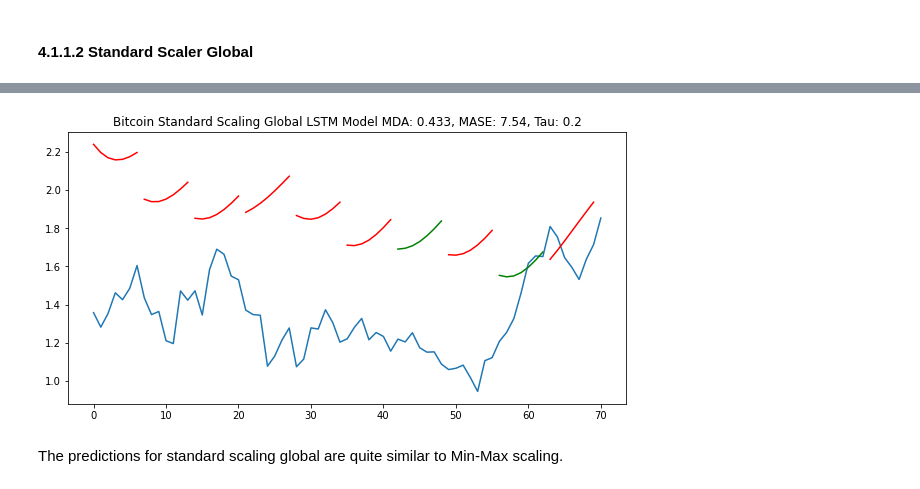
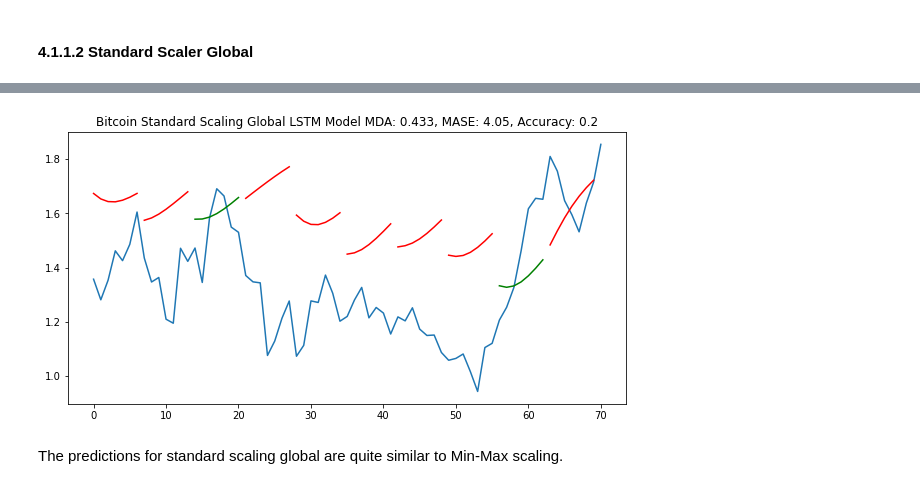
Before and after one commit to dcyoung23/crypto-investments, a Jupyter notebook: notebooks/preprocessing_modeling.ipynb, the cells around one changed output, grey strips where cells are left out. Saved outputs shown, nothing was run; the diff lists cells and outputs as text; code cells hidden in the pictures.

Commit message:
Update preprocessing_modeling notebook

```diff
--- a/notebooks/preprocessing_modeling.ipynb
+++ b/notebooks/preprocessing_modeling.ipynb
@@ -264,6 +267,8 @@ btc_train_config = dict(epochs=40,
                         batch_size=32,
                         validation_split=0.15,
                         verbose=1,
+                        patience=3,
+                        model_checkpoint=True,
                         save_fname=btc_model_save_fname
                        )
 btc_train_config
@@ -374,16 +366,16 @@ Epoch 7/40
 # %%
 btc_predictions, btc_seq_metrics = evaluate_model(btc_lstm_model, btc_test_X, btc_test_y, total_len, prediction_len)
 
 btc_base_sg_mda = mean_metric_results(btc_seq_metrics, 'mda')
 btc_base_sg_mase = mean_metric_results(btc_seq_metrics, 'mase')
-btc_base_sg_tau = mean_tau_stat_sig(btc_seq_metrics, alpha)
+btc_base_sg_acc = mean_accuracy(btc_seq_metrics)
 
-title = 'Bitcoin Standard Scaling Global LSTM Model MDA: {:.3}, MASE: {:.3}, Tau: {:.3}'.format(btc_base_sg_mda,
-                                                                                        btc_base_sg_mase,
-                                                                                        btc_base_sg_tau)
-plot_results_multiple(btc_predictions, btc_test_y, prediction_len, seq_metric, alpha, title)
+title = 'Bitcoin Standard Scaling Global LSTM Model MDA: {:.3}, MASE: {:.3}, Accuracy: {:.3}'.format(btc_base_sg_mda,
+                                                                                                     btc_base_sg_mase,
+                                                                                                     btc_base_sg_acc)
+plot_results_multiple(btc_predictions, btc_test_y, prediction_len, title)
 # %% [output]
-[figure, old version]
+[figure, new version]
 # %% [markdown]
 The predictions for standard scaling global are quite similar to Min-Max scaling.
 # %% [markdown]
```
Also changed, not shown: parts of 103 cells of this notebook, 6 other files.
